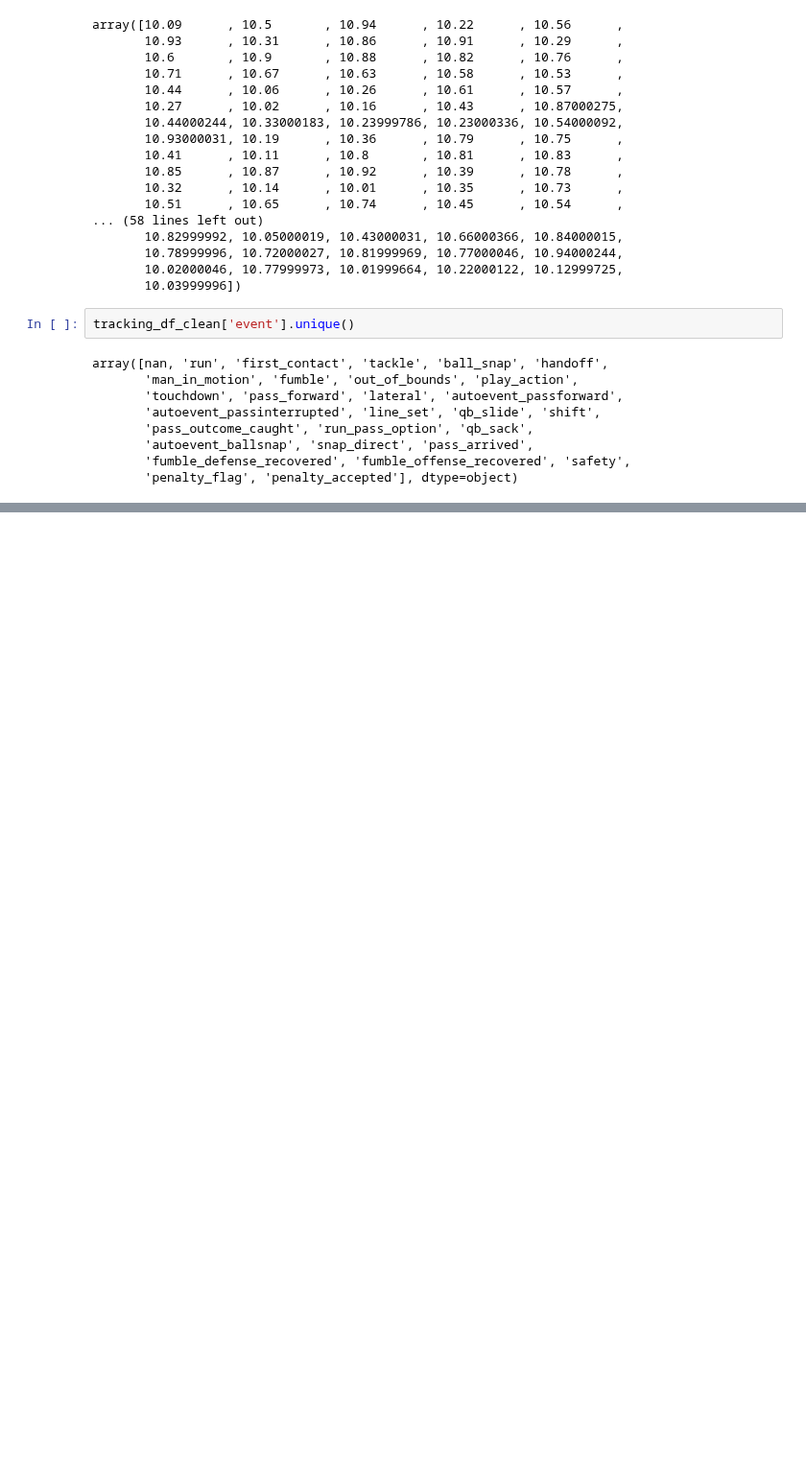
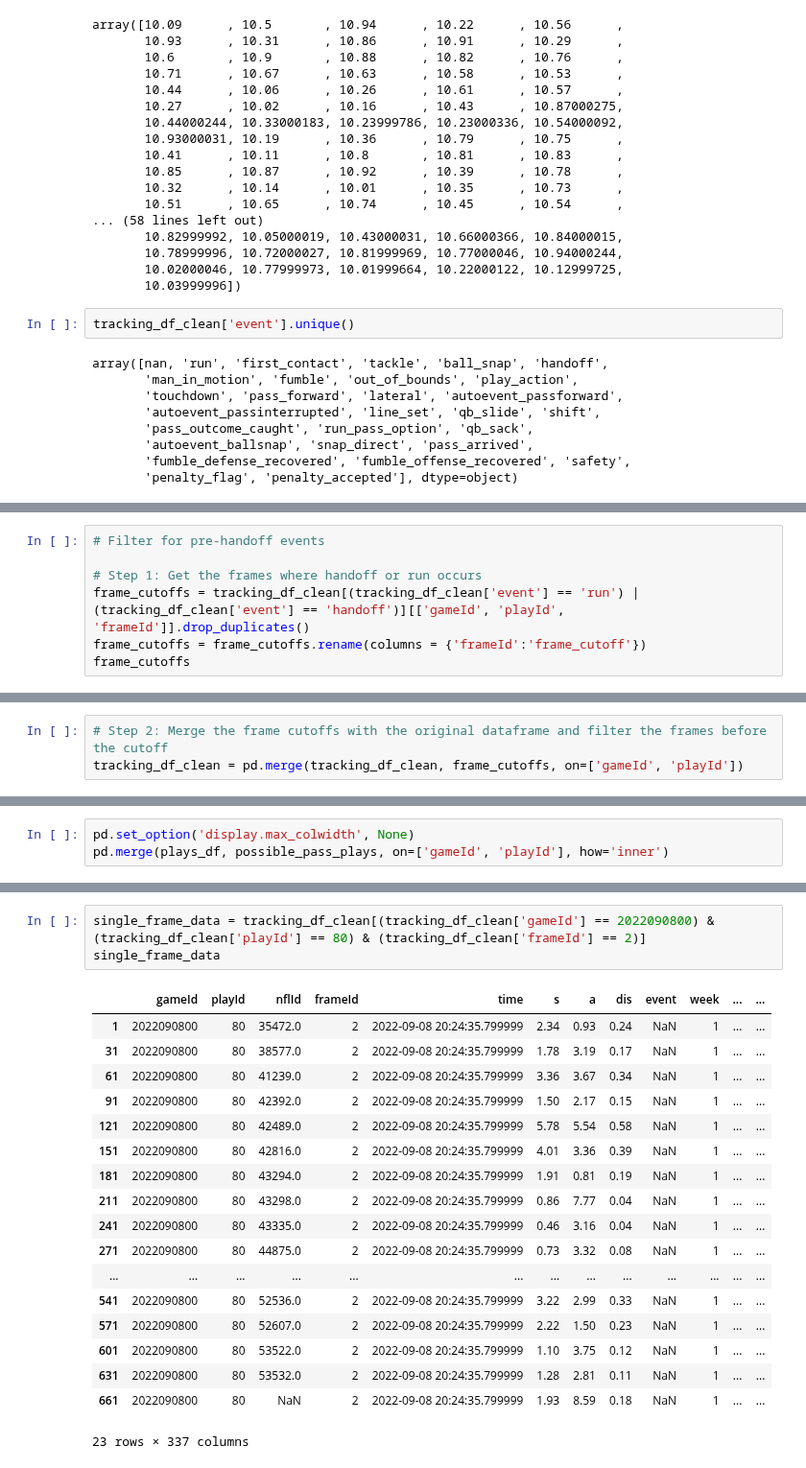
Before and after one commit to Andrew-Koulogeorge/NFL-Big-Data-Bowl, a Jupyter notebook: preprocessing/deep_learning_preprocessing_v2.ipynb, the cells around one changed output, grey strips where cells are left out. Shown at 96% size. Cells and saved outputs as stored; diff of their text form; blank space fills up the shorter version.

```diff
--- a/preprocessing/deep_learning_preprocessing_v2.ipynb
+++ b/preprocessing/deep_learning_preprocessing_v2.ipynb
@@ -123,0 +121,7 @@ tracking_df_clean[(tracking_df_clean['gameId'] == 2022090800) & (tracking_df_cle
+# %%
+# Filter for pre-handoff events
+
+# Step 1: Get the frames where handoff or run occurs
+frame_cutoffs = tracking_df_clean[(tracking_df_clean['event'] == 'run') | (tracking_df_clean['event'] == 'handoff')][['gameId', 'playId', 'frameId']].drop_duplicates()
+frame_cutoffs = frame_cutoffs.rename(columns = {'frameId':'frame_cutoff'})
+frame_cutoffs
@@ -123,0 +170,3 @@ tracking_df_clean[(tracking_df_clean['gameId'] == 2022090800) & (tracking_df_cle
+# %%
+# Step 2: Merge the frame cutoffs with the original dataframe and filter the frames before the cutoff
+tracking_df_clean = pd.merge(tracking_df_clean, frame_cutoffs, on=['gameId', 'playId'])
@@ -123,0 +200,3 @@ tracking_df_clean[(tracking_df_clean['gameId'] == 2022090800) & (tracking_df_cle
+# %%
+pd.set_option('display.max_colwidth', None)
+pd.merge(plays_df, possible_pass_plays, on=['gameId', 'playId'], how='inner')
@@ -123,0 +269,22 @@ tracking_df_clean[(tracking_df_clean['gameId'] == 2022090800) & (tracking_df_cle
+# %%
+single_frame_data = tracking_df_clean[(tracking_df_clean['gameId'] == 2022090800) & (tracking_df_clean['playId'] == 80) & (tracking_df_clean['frameId'] == 2)]
+single_frame_data
+# %% [output]
+|  | gameId | playId | nflId | frameId | time | s | a | dis | event | week | ... | ... |
+| 1 | 2022090800 | 80 | 35472.0 | 2 | 2022-09-08 20:24:35.799999 | 2.34 | 0.93 | 0.24 | NaN | 1 | ... | ... |
+| 31 | 2022090800 | 80 | 38577.0 | 2 | 2022-09-08 20:24:35.799999 | 1.78 | 3.19 | 0.17 | NaN | 1 | ... | ... |
+| 61 | 2022090800 | 80 | 41239.0 | 2 | 2022-09-08 20:24:35.799999 | 3.36 | 3.67 | 0.34 | NaN | 1 | ... | ... |
+| 91 | 2022090800 | 80 | 42392.0 | 2 | 2022-09-08 20:24:35.799999 | 1.50 | 2.17 | 0.15 | NaN | 1 | ... | ... |
+| 121 | 2022090800 | 80 | 42489.0 | 2 | 2022-09-08 20:24:35.799999 | 5.78 | 5.54 | 0.58 | NaN | 1 | ... | ... |
+| 151 | 2022090800 | 80 | 42816.0 | 2 | 2022-09-08 20:24:35.799999 | 4.01 | 3.36 | 0.39 | NaN | 1 | ... | ... |
+| 181 | 2022090800 | 80 | 43294.0 | 2 | 2022-09-08 20:24:35.799999 | 1.91 | 0.81 | 0.19 | NaN | 1 | ... | ... |
+| 211 | 2022090800 | 80 | 43298.0 | 2 | 2022-09-08 20:24:35.799999 | 0.86 | 7.77 | 0.04 | NaN | 1 | ... | ... |
+| 241 | 2022090800 | 80 | 43335.0 | 2 | 2022-09-08 20:24:35.799999 | 0.46 | 3.16 | 0.04 | NaN | 1 | ... | ... |
+| 271 | 2022090800 | 80 | 44875.0 | 2 | 2022-09-08 20:24:35.799999 | 0.73 | 3.32 | 0.08 | NaN | 1 | ... | ... |
+| ... | ... | ... | ... | ... | ... | ... | ... | ... | ... | ... | ... | ... |
+| 541 | 2022090800 | 80 | 52536.0 | 2 | 2022-09-08 20:24:35.799999 | 3.22 | 2.99 | 0.33 | NaN | 1 | ... | ... |
+| 571 | 2022090800 | 80 | 52607.0 | 2 | 2022-09-08 20:24:35.799999 | 2.22 | 1.50 | 0.23 | NaN | 1 | ... | ... |
+| 601 | 2022090800 | 80 | 53522.0 | 2 | 2022-09-08 20:24:35.799999 | 1.10 | 3.75 | 0.12 | NaN | 1 | ... | ... |
+| 631 | 2022090800 | 80 | 53532.0 | 2 | 2022-09-08 20:24:35.799999 | 1.28 | 2.81 | 0.11 | NaN | 1 | ... | ... |
+| 661 | 2022090800 | 80 | NaN | 2 | 2022-09-08 20:24:35.799999 | 1.93 | 8.59 | 0.18 | NaN | 1 | ... | ... |
+23 rows × 337 columns
```
Also changed, not shown: parts of 21 cells of this notebook.
